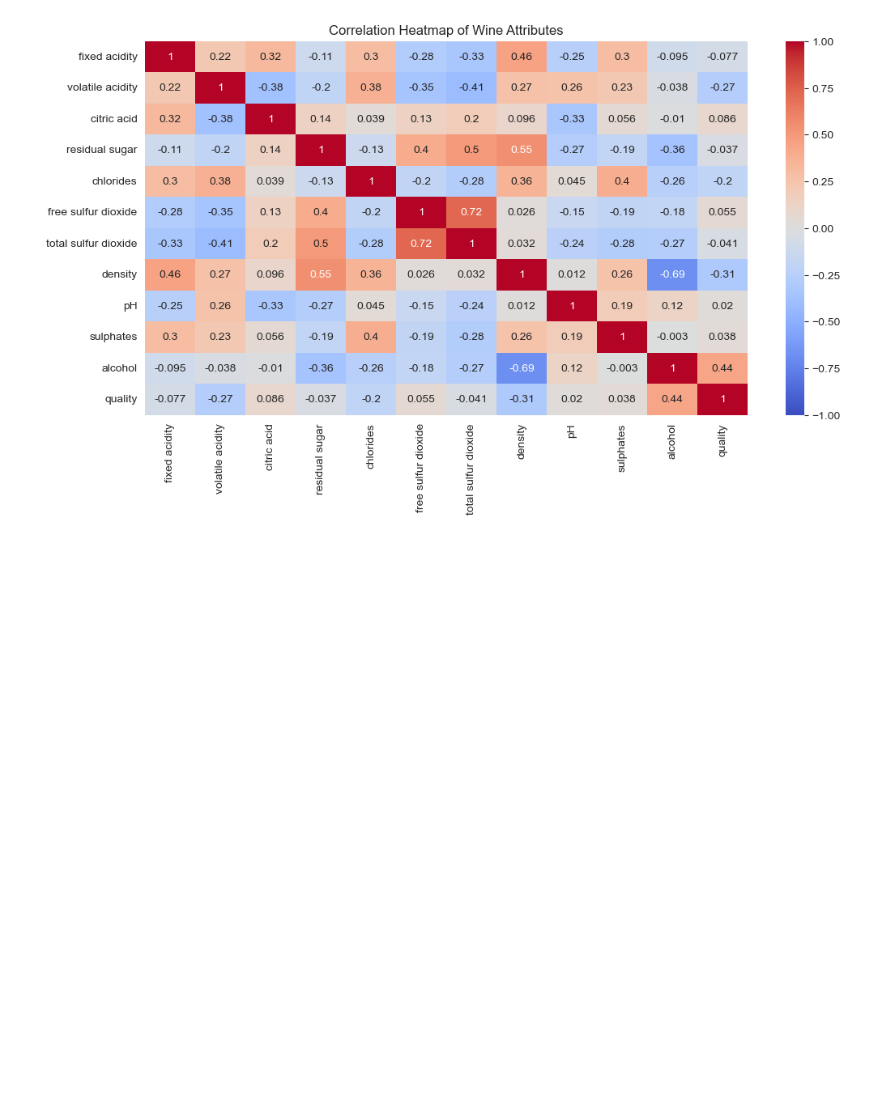
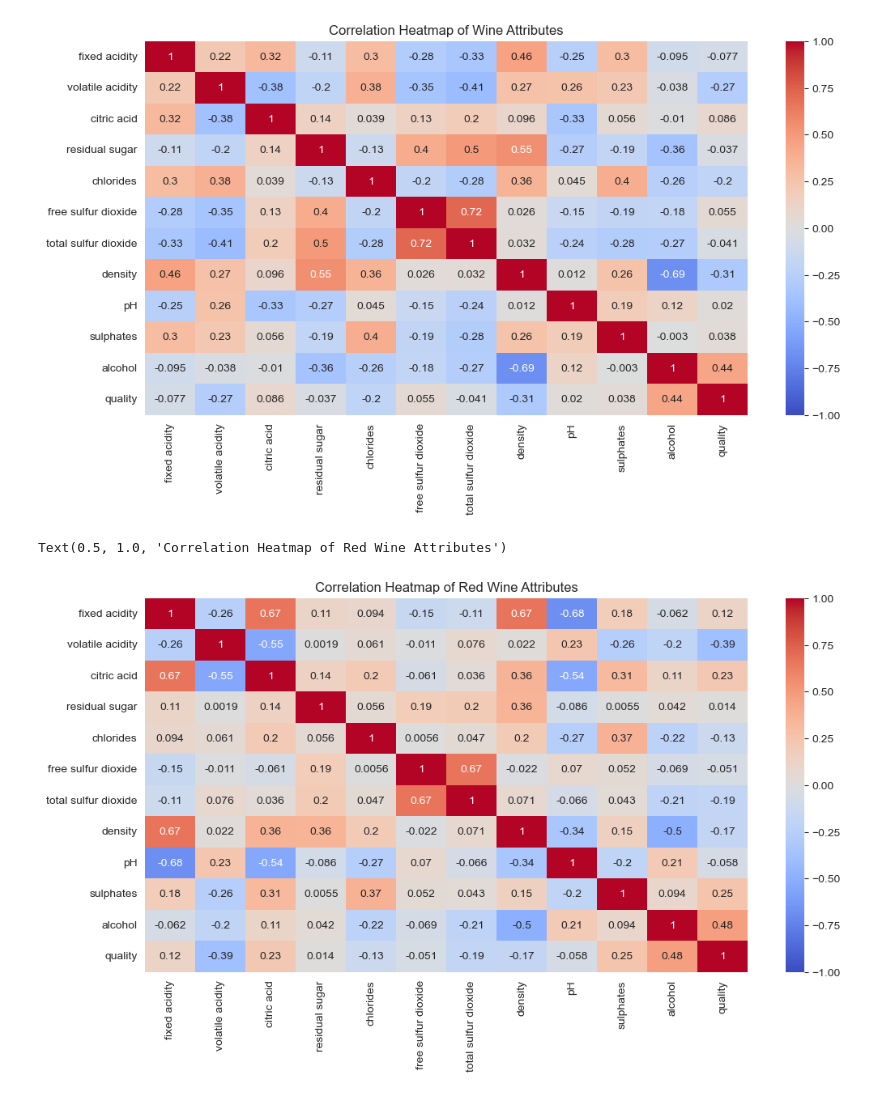
Before and after one commit to AhmadAlkaseb/BI, a Jupyter notebook: MiniProjekt2/data/MiniProjekt2V2.ipynb, the cells around one changed output. Drawn from its saved outputs; the diff is of its cells as text; code cells hidden in the pictures; blank space fills up the shorter version.

```diff
--- a/MiniProjekt2/data/MiniProjekt2V2.ipynb
+++ b/MiniProjekt2/data/MiniProjekt2V2.ipynb
@@ -278,2 +276,10 @@ Attribute with lowest correlation to quality: pH (0.020)
 # %%
 # 10. Do you get the same correlation results when you analyze the red and the white wine data sets separately?
+numeric_wine_df = df_red.select_dtypes(include=['float64', 'int64'])
+correlation_matrix = numeric_wine_df.corr()
+plt.figure(figsize=(12, 6))
+sns.heatmap(correlation_matrix, annot=True, cmap='coolwarm', vmin=-1, vmax=1, center=0)
+plt.title('Correlation Heatmap of Red Wine Attributes')
+# %% [output]
+Text(0.5, 1.0, 'Correlation Heatmap of Red Wine Attributes')
+[figure, added]
```
Also changed, not shown: parts of 9 cells of this notebook.
